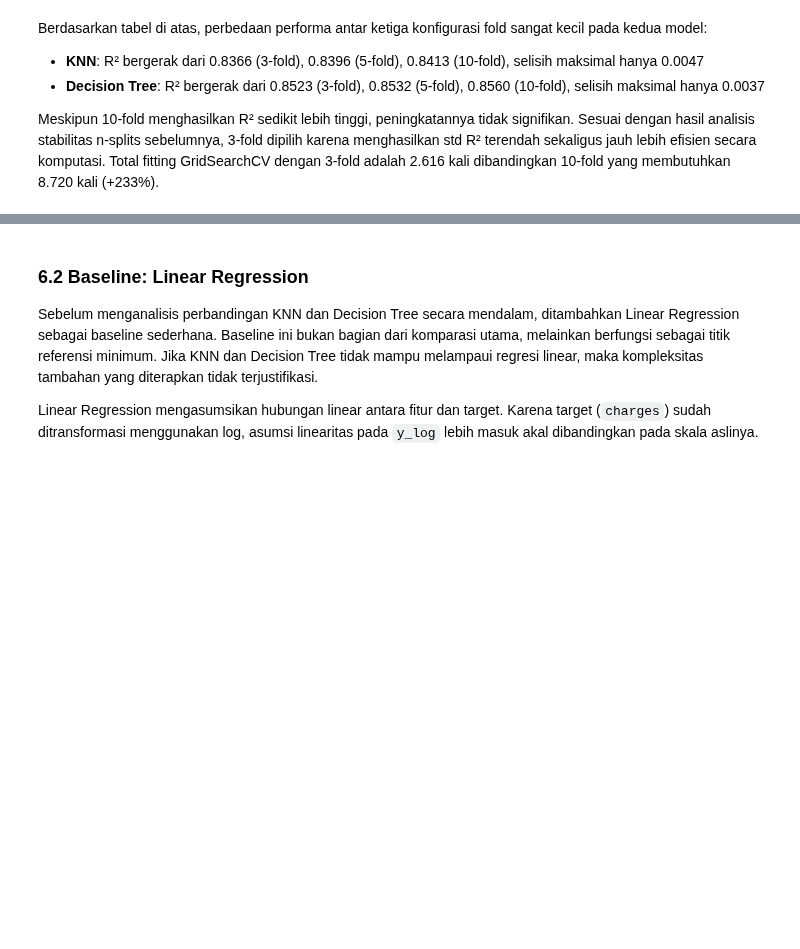
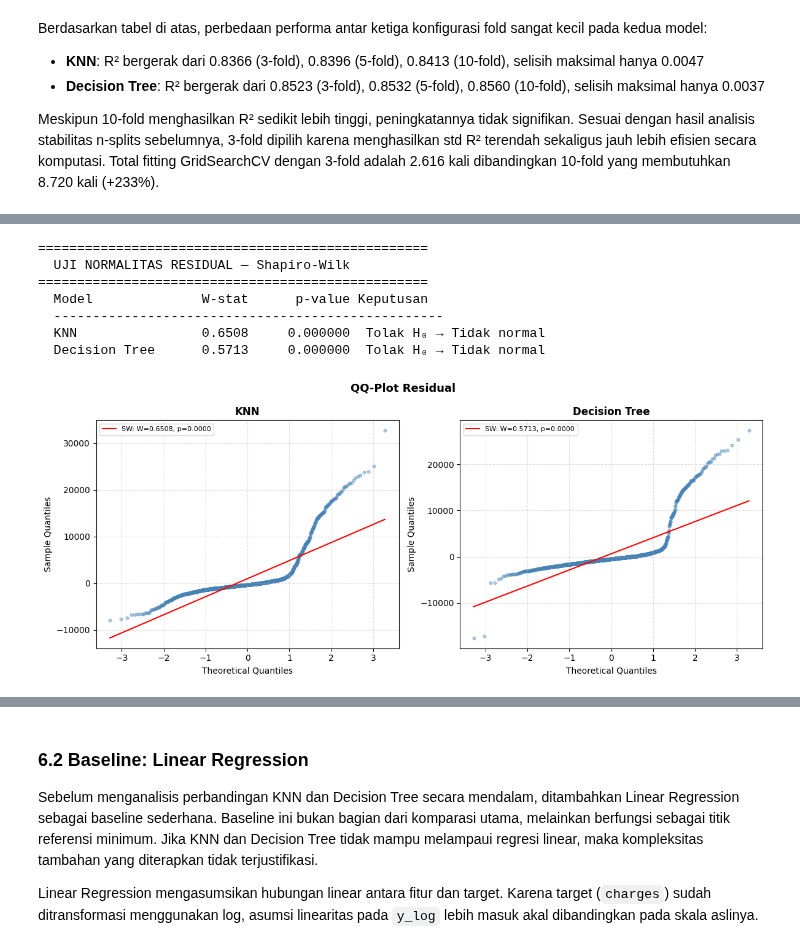
Before and after one commit to Maulana527/Tubes-Siscer, a Jupyter notebook: ML_Medical_Insurance_Regresi.ipynb, the cells around one changed output, grey strips where cells are left out. Cells and saved outputs as stored; diff of their text form; code cells hidden in the pictures; blank space fills up the shorter version.

```diff
--- a/ML_Medical_Insurance_Regresi.ipynb
+++ b/ML_Medical_Insurance_Regresi.ipynb
@@ -941,0 +1087,51 @@ yang membutuhkan 8.720 kali (+233%).
+# %%
+from scipy.stats import shapiro, probplot
+
+residuals_knn = np.array(y_actual) - np.array(knn_pred)
+residuals_dt  = np.array(y_actual) - np.array(dt_pred)
+
+# Shapiro-Wilk Test
+sw_stat_knn, sw_p_knn = shapiro(residuals_knn)
+sw_stat_dt,  sw_p_dt  = shapiro(residuals_dt)
+
+print("=" * 50)
+print("  UJI NORMALITAS RESIDUAL — Shapiro-Wilk")
+print("=" * 50)
+print(f"  {'Model':<16} {'W-stat':>8} {'p-value':>12} {'Keputusan'}")
+print(f"  {'-'*50}")
+
+for name, stat, p in [('KNN', sw_stat_knn, sw_p_knn),
+                       ('Decision Tree', sw_stat_dt, sw_p_dt)]:
+    keputusan = "Tolak H₀ → Tidak normal" if p <= 0.05 else "Gagal tolak H₀ → Normal"
+    print(f"  {name:<16} {stat:>8.4f} {p:>12.6f}  {keputusan}")
+
+# QQ-Plot
+fig, axes = plt.subplots(1, 2, figsize=(12, 5))
+fig.suptitle('QQ-Plot Residual', fontsize=13, fontweight='bold')
+
+for ax, (name, resid, stat, p) in zip(axes, [
+    ('KNN', residuals_knn, sw_stat_knn, sw_p_knn),
+    ('Decision Tree', residuals_dt, sw_stat_dt, sw_p_dt)
+]):
+    (osm, osr), (slope, intercept, _) = probplot(resid, dist='norm')
+    ax.scatter(osm, osr, alpha=0.4, s=12, color='steelblue')
+    ax.plot([osm[0], osm[-1]],
+            [slope*osm[0]+intercept, slope*osm[-1]+intercept],
+            color='red', linewidth=1.5, label=f'SW: W={stat:.4f}, p={p:.4f}')
+    ax.set_title(f'{name}', fontweight='bold')
+    ax.set_xlabel('Theoretical Quantiles')
+    ax.set_ylabel('Sample Quantiles')
+    ax.legend(fontsize=8)
+    ax.grid(True, linestyle='--', alpha=0.4)
+
+plt.tight_layout()
+plt.show()
+# %% [output]
+==================================================
+  UJI NORMALITAS RESIDUAL — Shapiro-Wilk
+==================================================
+  Model              W-stat      p-value Keputusan
+  --------------------------------------------------
+  KNN                0.6508     0.000000  Tolak H₀ → Tidak normal
+  Decision Tree      0.5713     0.000000  Tolak H₀ → Tidak normal
+[figure, added]
```
Also changed, not shown: parts of 19 cells of this notebook.
